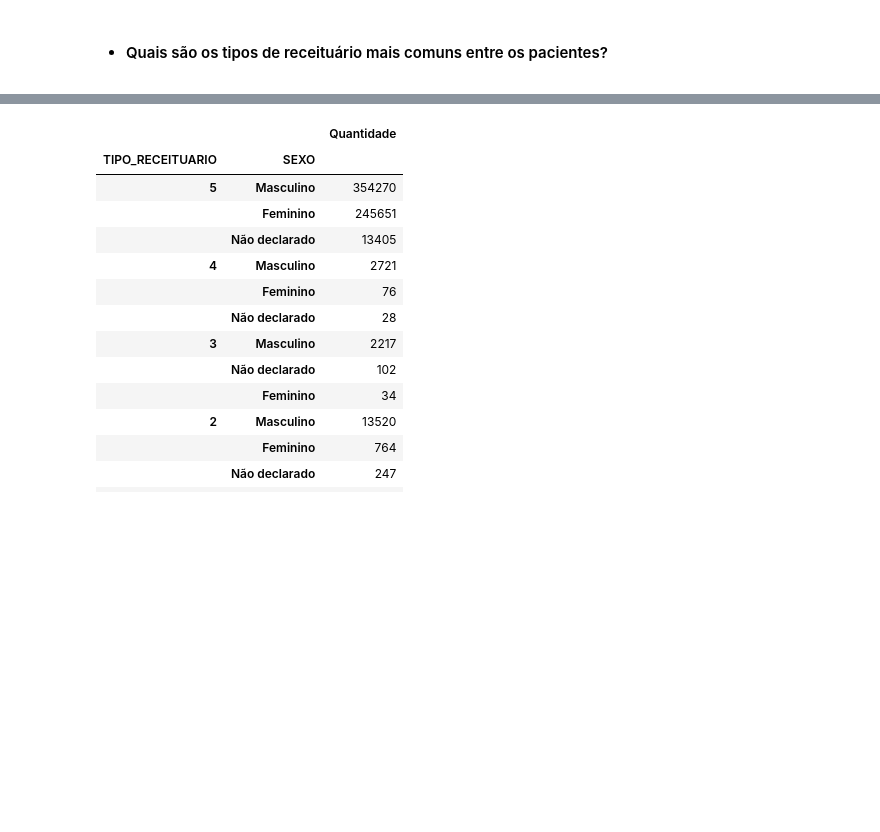
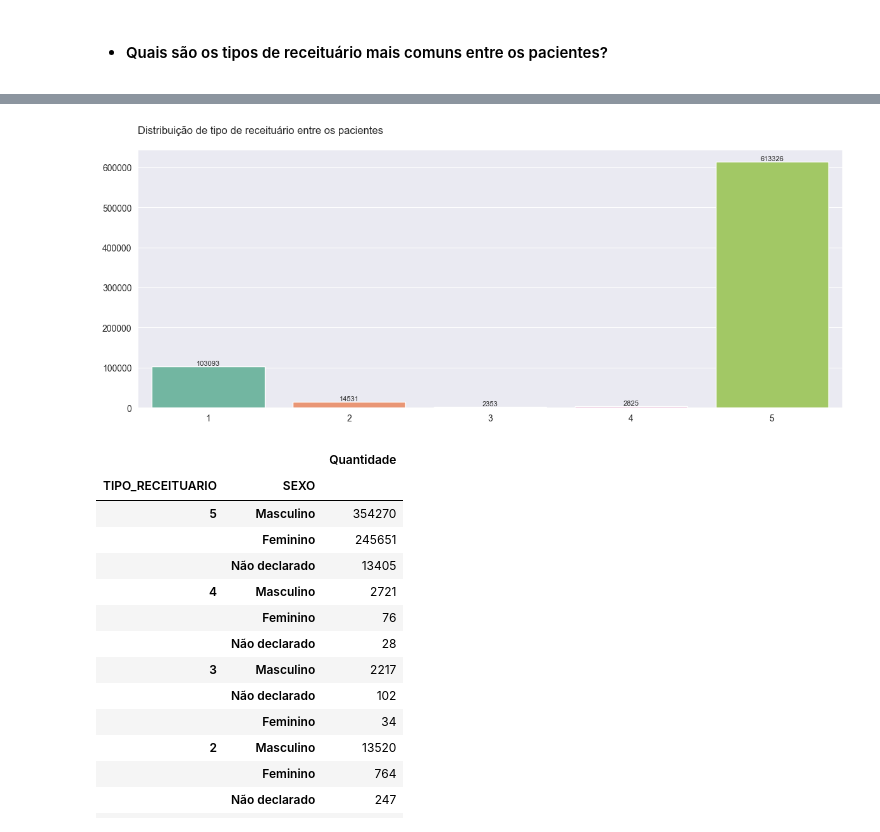
Before and after one commit to emso-exe/Venda_de_medicamentos_controlados_e_antimicrobianos_-_industrializados, a Jupyter notebook: 001_analise_de_vendas.ipynb, the cells around one changed output, grey strips where cells are left out. Saved outputs shown, nothing was run; the diff lists cells and outputs as text; code cells hidden in the pictures; blank space fills up the shorter version.

```diff
--- a/001_analise_de_vendas.ipynb
+++ b/001_analise_de_vendas.ipynb
@@ -892,3 +892,7 @@ df_tipo_receituario
+# %%
+fn.graf_barplot(df_tipo_receituario, 'TIPO_RECEITUARIO', 'Quantidade', 'Distribuição de tipo de receituário entre os pacientes')
+# %% [output]
+[figure, added]
 # %%
 df_tipo_receituario_sexo = df.groupby(['TIPO_RECEITUARIO', 'SEXO']).size()
 df_tipo_receituario_sexo = pd.DataFrame(df_tipo_receituario_sexo)
```
Also changed, not shown: parts of 12 cells of this notebook.
